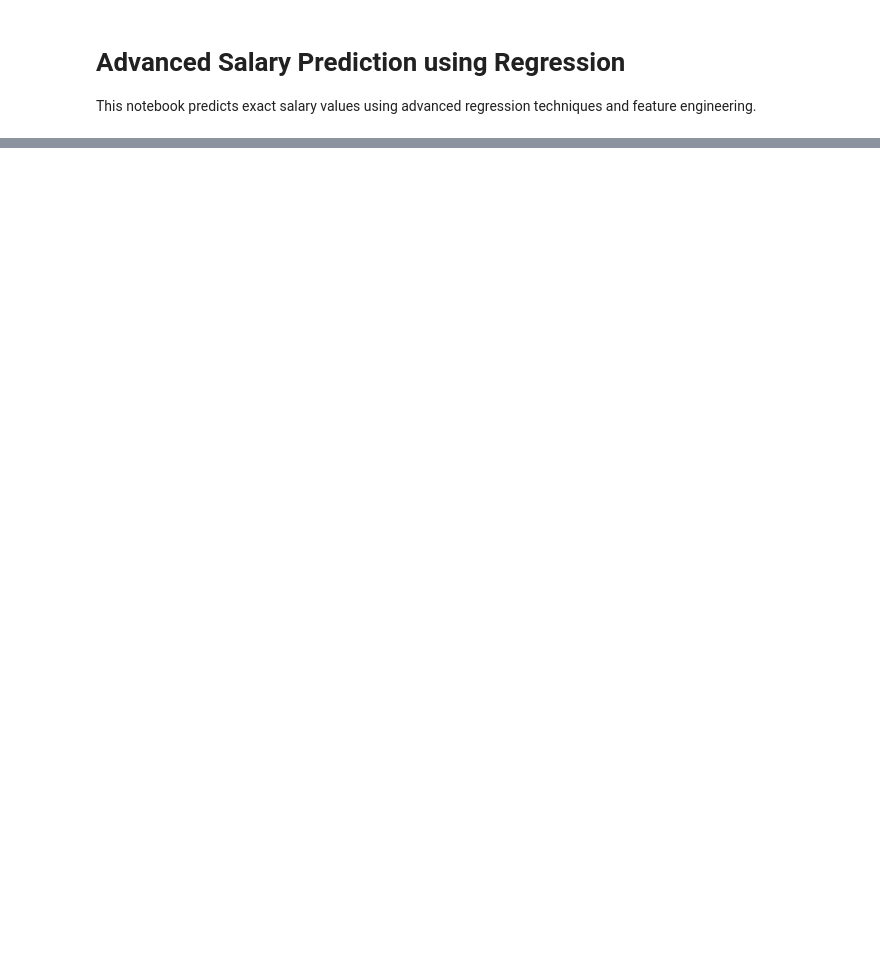
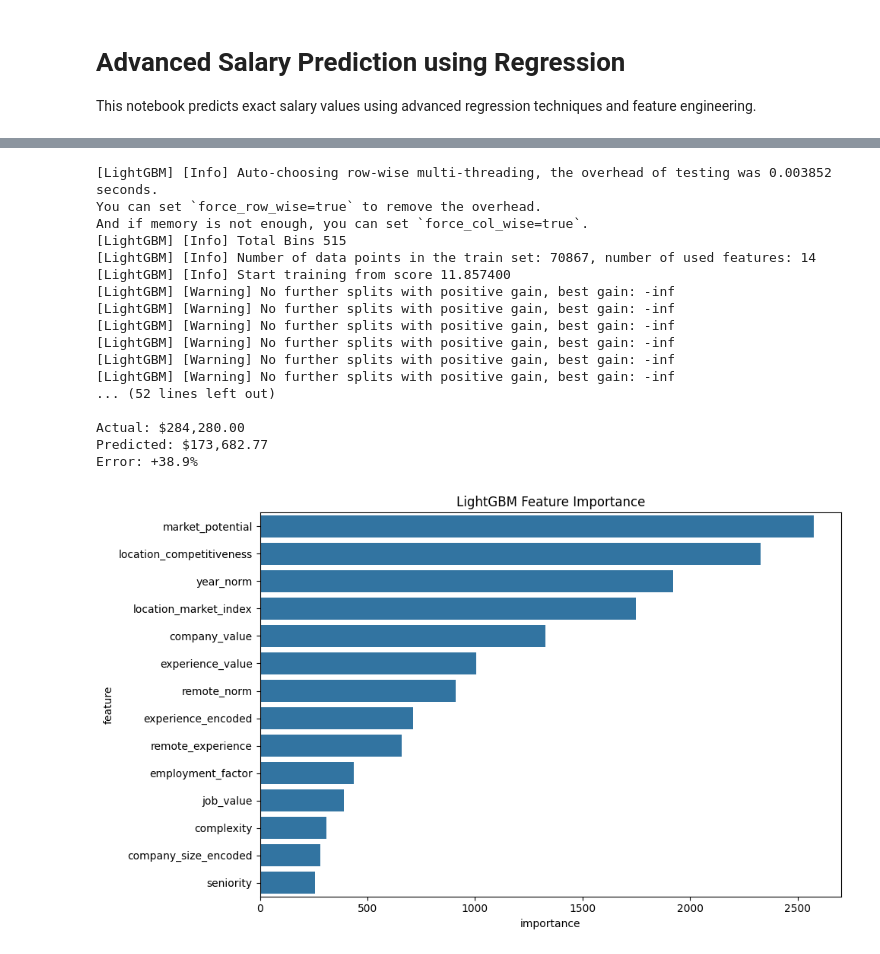
Before and after one commit to Zpicard/CIS490_Project, a Jupyter notebook: XGBoost_200AndUnder_FinalModel.ipynb, the cells around one changed output, grey strips where cells are left out. Cells and saved outputs as stored; diff of their text form; code cells hidden in the pictures; blank space fills up the shorter version.

```diff
--- a/XGBoost_200AndUnder_FinalModel.ipynb
+++ b/XGBoost_200AndUnder_FinalModel.ipynb
@@ -281,0 +335,58 @@ plt.show()
+# %%
+# Now to deal with lightgbm
+import lightgbm as lgb
+
+# LightGBM Model
+lgb_reg = lgb.LGBMRegressor(
+    n_estimators=500,
+    learning_rate=0.01,
+    max_depth=6,
+    num_leaves=31,
+    min_child_weight=5,
+    subsample=0.8,
+    colsample_bytree=0.8,
+    reg_alpha=0.1,
+    reg_lambda=1.0,
+    random_state=42
+)
+
+lgb_reg.fit(X_train, y_train)
+lgb_pred_log = lgb_reg.predict(X_test)
+lgb_pred = np.expm1(lgb_pred_log)
+
+print("LightGBM Model Performance:")
+calculate_metrics(np.expm1(y_test), lgb_pred, y_test, lgb_pred_log)
+
+# Analyze predictions
+analyze_predictions(np.expm1(y_test), pd.Series(lgb_pred, index=y_test.index), "LightGBM")
+
+# Feature importance plot
+lgb_feature_importance = pd.DataFrame({
+    'feature': features,
+    'importance': lgb_reg.feature_importances_
+}).sort_values('importance', ascending=False)
+
+plt.figure(figsize=(10, 6))
+sns.barplot(x='importance', y='feature', data=lgb_feature_importance)
+plt.title('LightGBM Feature Importance')
+plt.tight_layout()
+plt.show()
+# %% [output]
+[LightGBM] [Info] Auto-choosing row-wise multi-threading, the overhead of testing was 0.003852 seconds.
+You can set `force_row_wise=true` to remove the overhead.
+And if memory is not enough, you can set `force_col_wise=true`.
+[LightGBM] [Info] Total Bins 515
+[LightGBM] [Info] Number of data points in the train set: 70867, number of used features: 14
+[LightGBM] [Info] Start training from score 11.857400
+[LightGBM] [Warning] No further splits with positive gain, best gain: -inf
+[LightGBM] [Warning] No further splits with positive gain, best gain: -inf
+[LightGBM] [Warning] No further splits with positive gain, best gain: -inf
+[LightGBM] [Warning] No further splits with positive gain, best gain: -inf
+[LightGBM] [Warning] No further splits with positive gain, best gain: -inf
+[LightGBM] [Warning] No further splits with positive gain, best gain: -inf
+... (52 lines left out)
+
+Actual: $284,280.00
+Predicted: $173,682.77
+Error: +38.9%
+[figure, added]
```
Also changed, not shown: parts of 7 cells of this notebook.
